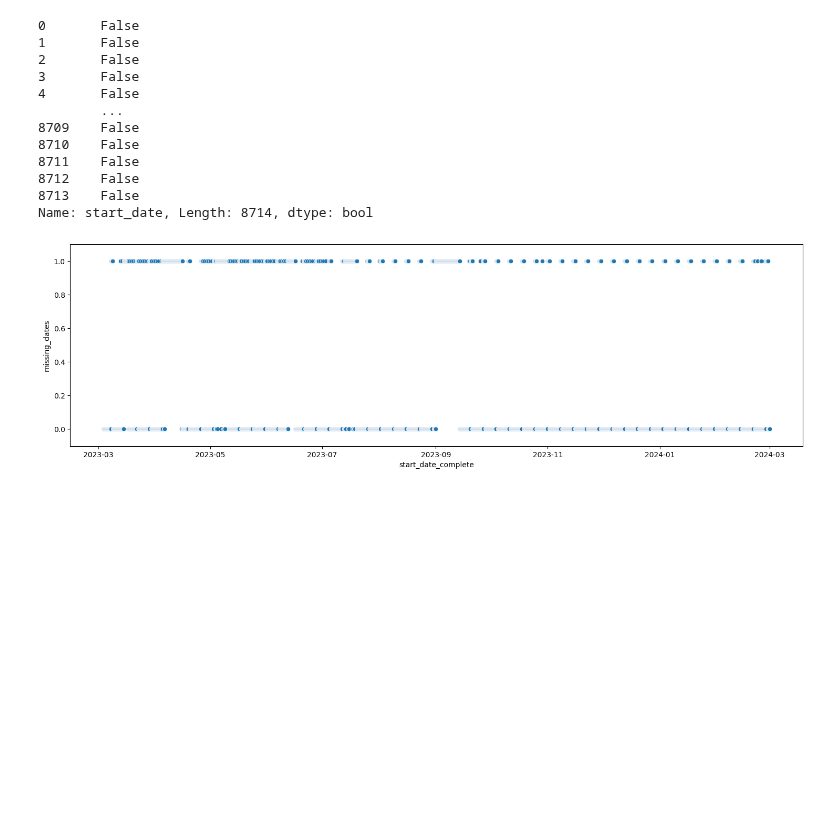
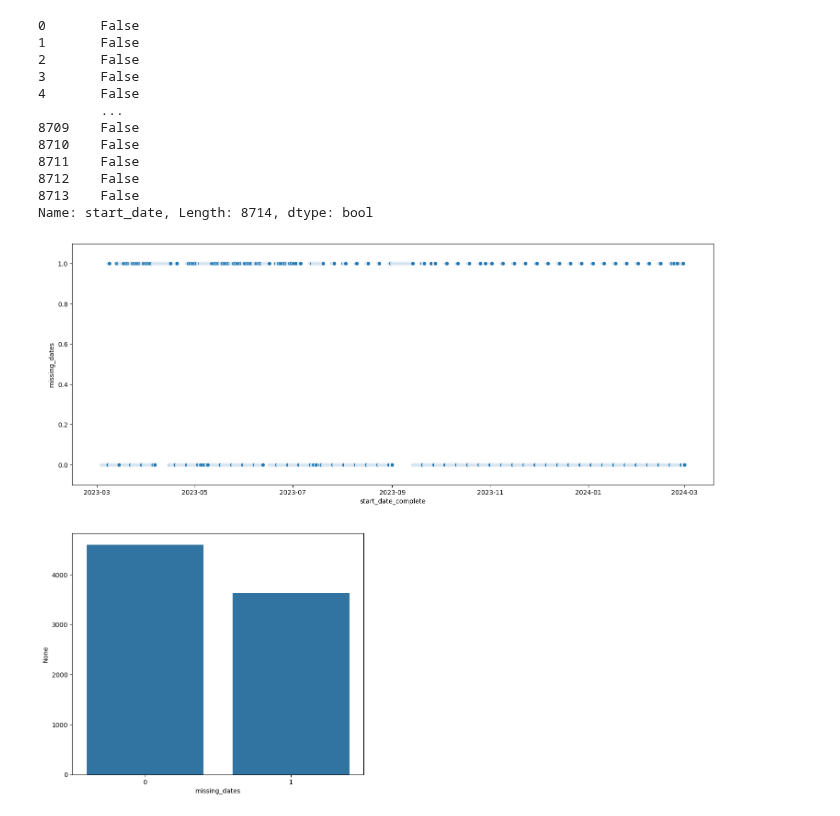
Before and after one commit to DridrM/renewable-energy-forecast, a Jupyter notebook: notebooks/preprocessing_exploration/preprocessing.ipynb, the cells around one changed output. Saved outputs shown, nothing was run; the diff lists cells and outputs as text; code cells hidden in the pictures; blank space fills up the shorter version.

```diff
--- a/notebooks/preprocessing_exploration/preprocessing.ipynb
+++ b/notebooks/preprocessing_exploration/preprocessing.ipynb
@@ -293,13 +293,21 @@ def check_dates_consistency(gen_df: pd.DataFrame,
 # %%
 # Test the functions and plot the resulting missing dates
 missing_dates_df = check_dates_consistency(guerande_energy_generation_dt,
                                            "start_date",
                                            int_missing_dates = True)
 
 # Plot
-plt.figure(figsize = (18, 5))
-sns.scatterplot(data = missing_dates_df, x = "start_date_complete", y = "missing_dates") # Plotting the repartition of missing dates on the timeline
+plt.figure(figsize = (18, 15))
+
+# Plotting the repartition of missing dates on the timeline
+plt.subplot(2, 1, 1)
+sns.scatterplot(data = missing_dates_df, x = "start_date_complete", y = "missing_dates")
 plt.ylim((-0.1, 1.1))
+
+# Plotting the repartition of missing and non missing datas
+plt.subplot(2, 2, 3)
+sns.barplot(x = missing_dates_df["missing_dates"], y = missing_dates_df.index, errorbar = None)
+
 plt.show()
 # %% [output]
-[figure, old version]
+[figure, new version]
```
